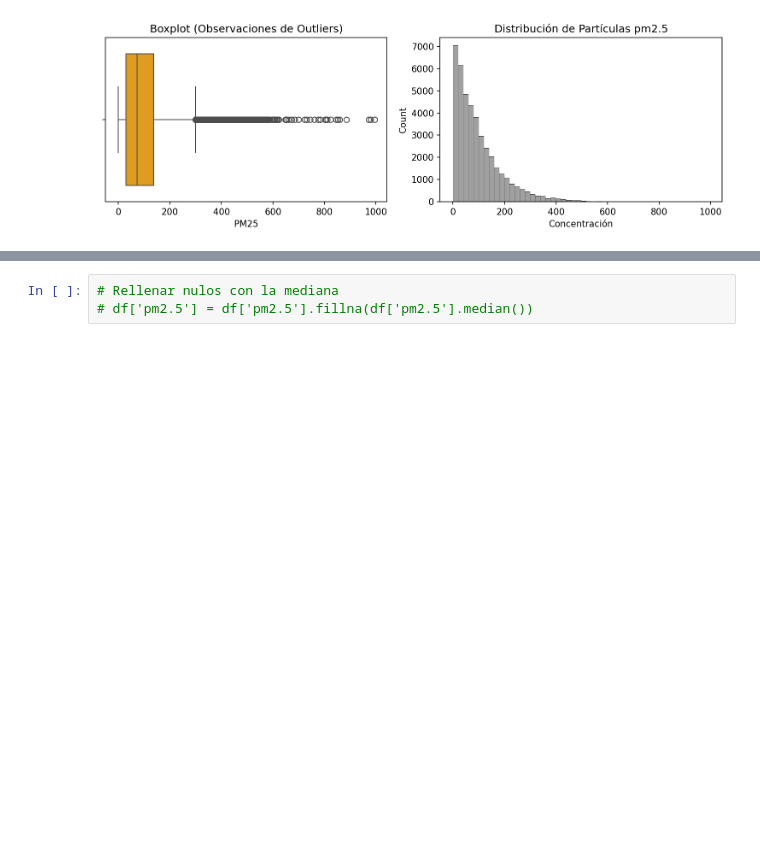
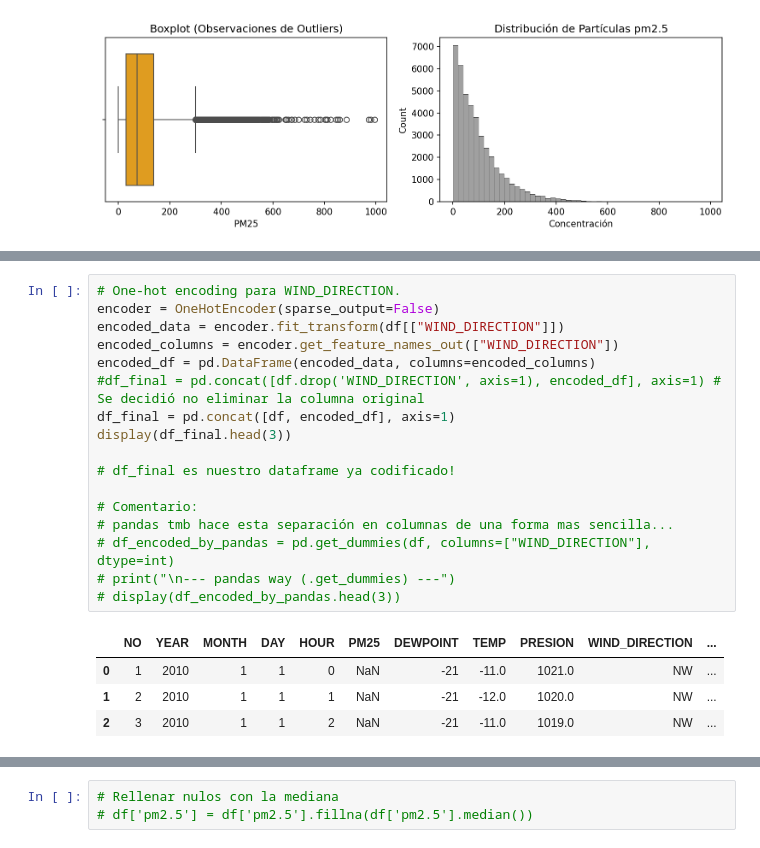
Before and after one commit to gapalfaro-cmyk/Proyecto-de-fin-de-modulo-5---Alfaro-Badillo-Cruz-Perez-Rupit, a Jupyter notebook: Entregable_Tarea_5_1_Alfaro_Cruz_Perez_Rupit_Medea.ipynb, the cells around one changed output, grey strips where cells are left out. Saved outputs shown, nothing was run; the diff lists cells and outputs as text; blank space fills up the shorter version.

```diff
--- a/Entregable_Tarea_5_1_Alfaro_Cruz_Perez_Rupit_Medea.ipynb
+++ b/Entregable_Tarea_5_1_Alfaro_Cruz_Perez_Rupit_Medea.ipynb
@@ -459,0 +498,22 @@ Al final se generan los df con los que se generarán los modelos.
+# %%
+# One-hot encoding para WIND_DIRECTION.
+encoder = OneHotEncoder(sparse_output=False)
+encoded_data = encoder.fit_transform(df[["WIND_DIRECTION"]])
+encoded_columns = encoder.get_feature_names_out(["WIND_DIRECTION"])
+encoded_df = pd.DataFrame(encoded_data, columns=encoded_columns)
+#df_final = pd.concat([df.drop('WIND_DIRECTION', axis=1), encoded_df], axis=1) # Se decidió no eliminar la columna original
+df_final = pd.concat([df, encoded_df], axis=1)
+display(df_final.head(3))
+
+# df_final es nuestro dataframe ya codificado!
+
+# Comentario:
+# pandas tmb hace esta separación en columnas de una forma mas sencilla...
+# df_encoded_by_pandas = pd.get_dummies(df, columns=["WIND_DIRECTION"], dtype=int)
+# print("\n--- pandas way (.get_dummies) ---")
+# display(df_encoded_by_pandas.head(3))
+# %% [output]
+|  | NO | YEAR | MONTH | DAY | HOUR | PM25 | DEWPOINT | TEMP | PRESION | WIND_DIRECTION | ... |
+| 0 | 1 | 2010 | 1 | 1 | 0 | NaN | -21 | -11.0 | 1021.0 | NW | ... |
+| 1 | 2 | 2010 | 1 | 1 | 1 | NaN | -21 | -12.0 | 1020.0 | NW | ... |
+| 2 | 3 | 2010 | 1 | 1 | 2 | NaN | -21 | -11.0 | 1019.0 | NW | ... |
```
Also changed, not shown: parts of 24 cells of this notebook.
